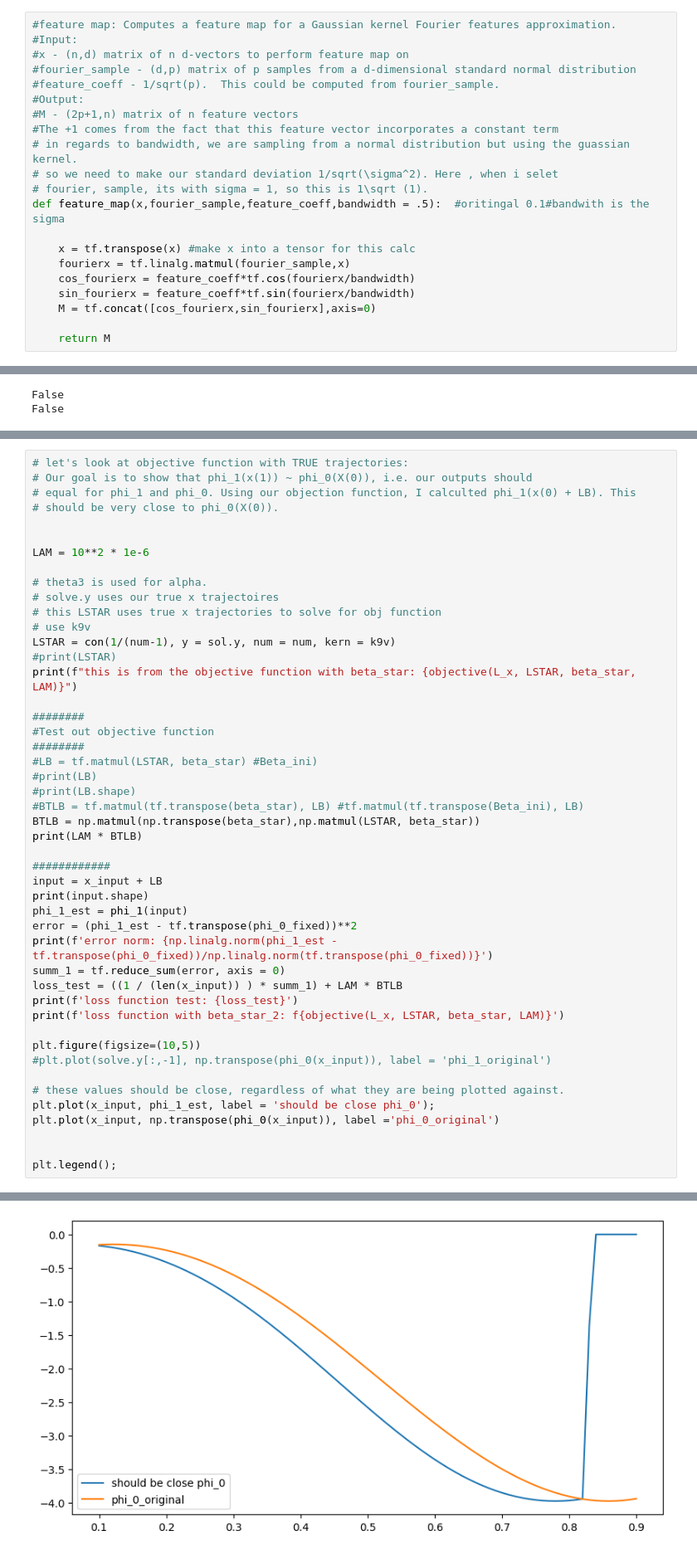
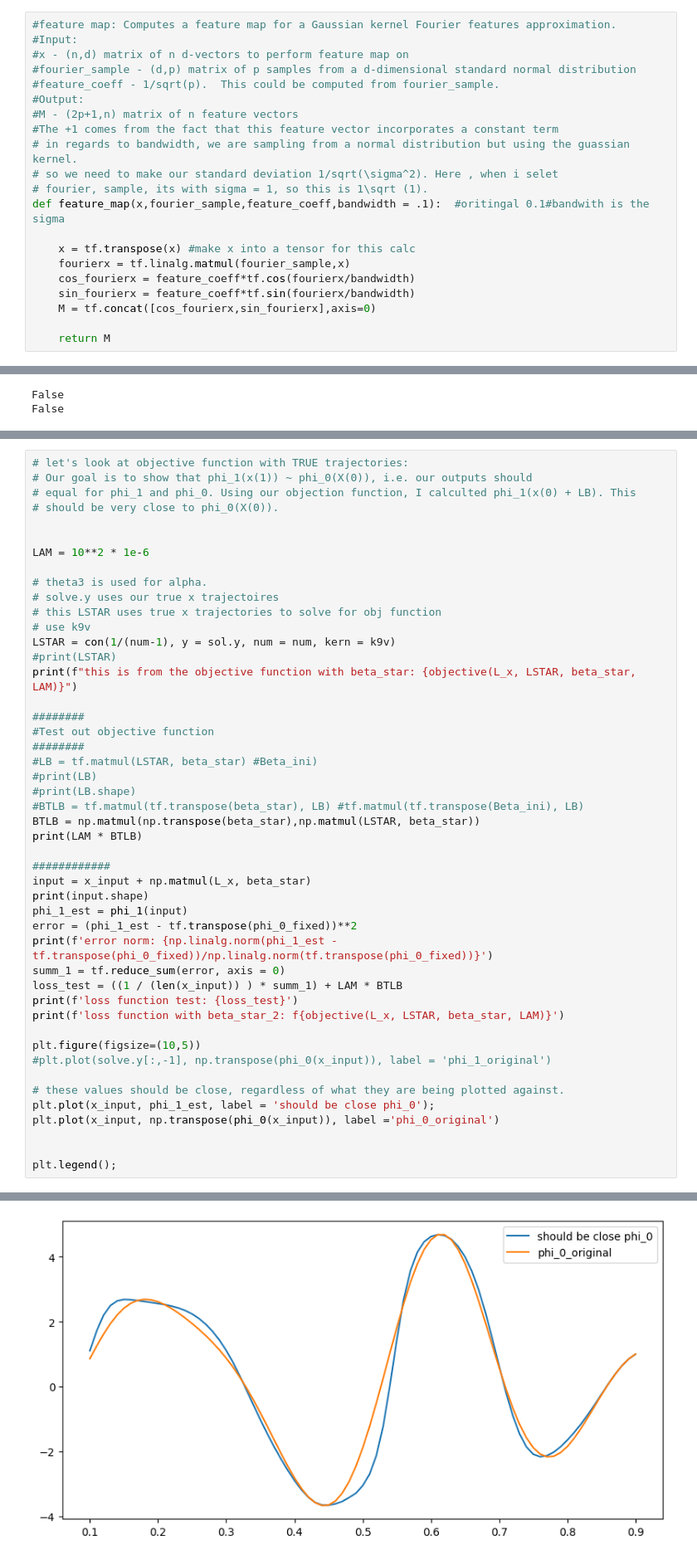
Before and after one commit to vgeneva/NN_Backprop, a Jupyter notebook: iterOCK_take2.ipynb, the cells around one changed output, grey strips where cells are left out. Shown at 83% size. Saved outputs shown, nothing was run; the diff lists cells and outputs as text.

```diff
--- a/iterOCK_take2.ipynb
+++ b/iterOCK_take2.ipynb
@@ -240,7 +240,7 @@ First we leverage Michael's code to create a fourier features map we denote as $
 # in regards to bandwidth, we are sampling from a normal distribution but using the guassian kernel.
 # so we need to make our standard deviation 1/sqrt(\sigma^2). Here , when i selet
 # fourier, sample, its with sigma = 1, so this is 1\sqrt (1).
-def feature_map(x,fourier_sample,feature_coeff,bandwidth = .5):  #oritingal 0.1#bandwith is the sigma
+def feature_map(x,fourier_sample,feature_coeff,bandwidth = .1):  #oritingal 0.1#bandwith is the sigma
 
     x = tf.transpose(x) #make x into a tensor for this calc
     fourierx = tf.linalg.matmul(fourier_sample,x)
@@ -1695,7 +1695,7 @@ BTLB = np.matmul(np.transpose(beta_star),np.matmul(LSTAR, beta_star))
 print(LAM * BTLB)
 
 ############
-input = x_input + LB
+input = x_input + np.matmul(L_x, beta_star)
 print(input.shape)
 phi_1_est = phi_1(input)
 error = (phi_1_est - tf.transpose(phi_0_fixed))**2
@@ -1724,4 +1724,4 @@ loss function with beta_star_2: f[[0.00015966]]
-[figure, old version]
+[figure, new version]
 # %%
 plt.plot(input) #input = x(0) + LB_i
 plt.plot(sol.y[:,-1]);
```
Also changed, not shown: parts of 55 cells of this notebook.
